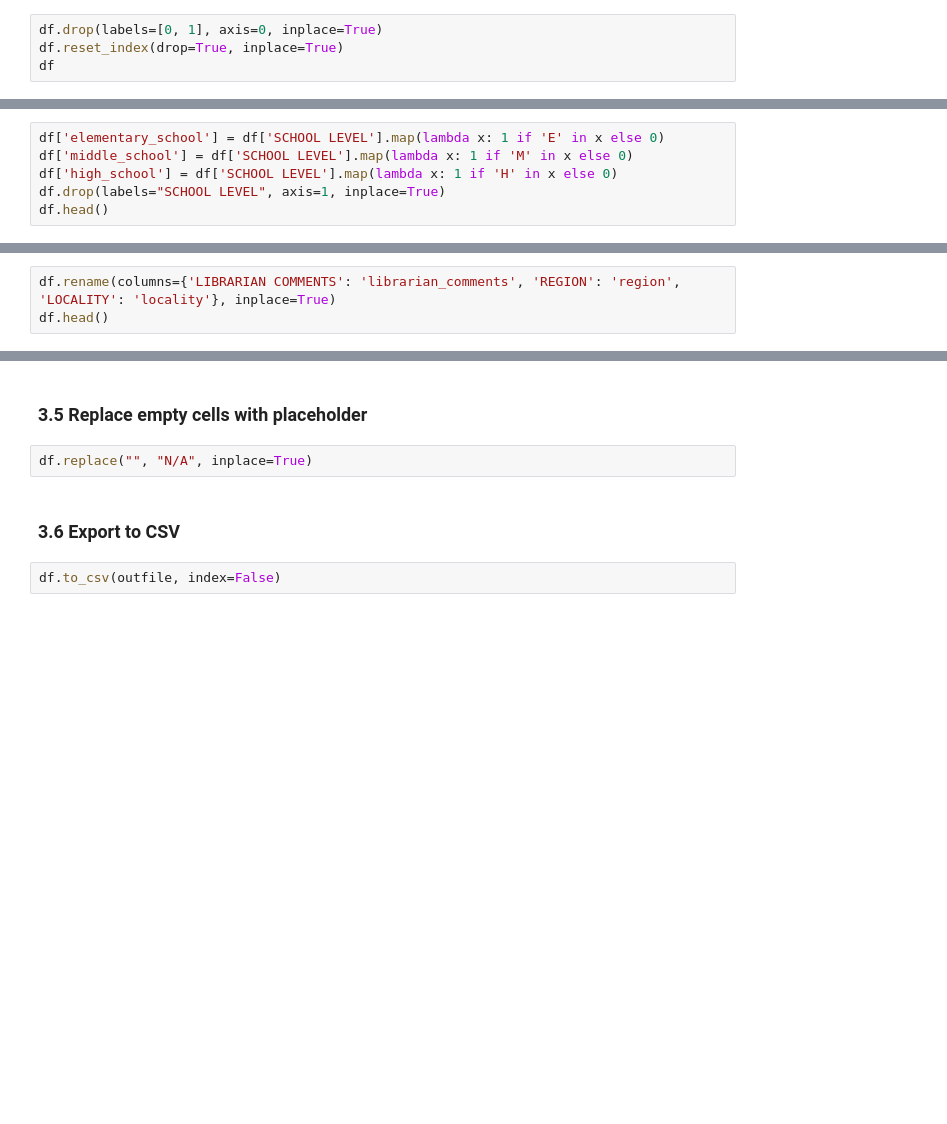
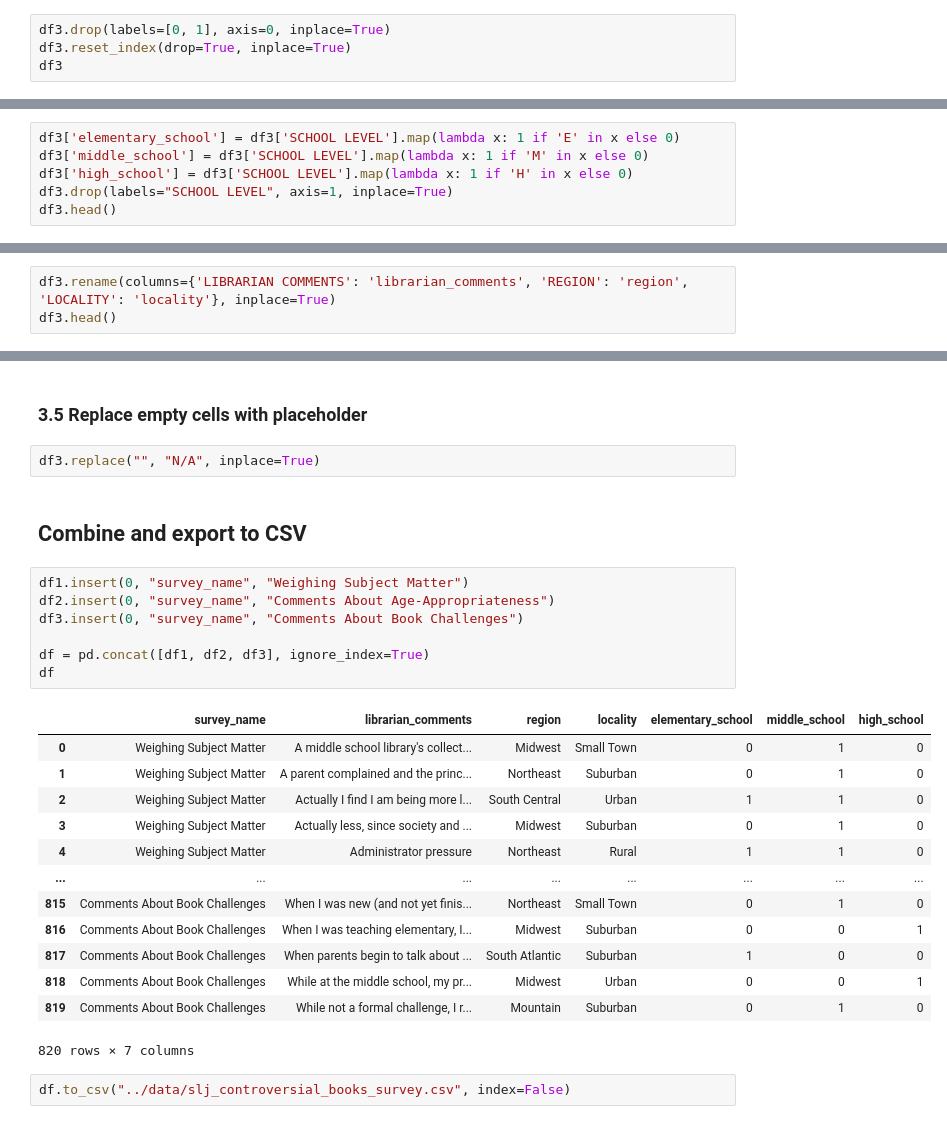
Before and after one commit to vortexegg/library_censorship_dataset, a Jupyter notebook: notebooks/slj_controversial_books_survey.ipynb, the cells around one changed output, grey strips where cells are left out. Drawn from its saved outputs; the diff is of its cells as text; blank space fills up the shorter version.

Commit message:
Produce only three final data files

```diff
--- a/notebooks/slj_controversial_books_survey.ipynb
+++ b/notebooks/slj_controversial_books_survey.ipynb
@@ -232,9 +224,9 @@ df.head()
 # %% [markdown]
 ### 3.2 Remove empty rows and reset the index column
 # %%
-df.drop(labels=[0, 1], axis=0, inplace=True)
-df.reset_index(drop=True, inplace=True)
-df
+df3.drop(labels=[0, 1], axis=0, inplace=True)
+df3.reset_index(drop=True, inplace=True)
+df3
 # %% [output]
 |  | LIBRARIAN COMMENTS | REGION | LOCALITY | SCHOOL LEVEL |
 | 0 | A book on terrorism was challenge... | Northeast | Urban | H |
@@ -252,11 +244,11 @@ df
 # %% [markdown]
 ### 3.3 Split multiple data out of SCHOOL LEVEL field
 # %%
-df['elementary_school'] = df['SCHOOL LEVEL'].map(lambda x: 1 if 'E' in x else 0)
-df['middle_school'] = df['SCHOOL LEVEL'].map(lambda x: 1 if 'M' in x else 0)
-df['high_school'] = df['SCHOOL LEVEL'].map(lambda x: 1 if 'H' in x else 0)
-df.drop(labels="SCHOOL LEVEL", axis=1, inplace=True)
-df.head()
+df3['elementary_school'] = df3['SCHOOL LEVEL'].map(lambda x: 1 if 'E' in x else 0)
+df3['middle_school'] = df3['SCHOOL LEVEL'].map(lambda x: 1 if 'M' in x else 0)
+df3['high_school'] = df3['SCHOOL LEVEL'].map(lambda x: 1 if 'H' in x else 0)
+df3.drop(labels="SCHOOL LEVEL", axis=1, inplace=True)
+df3.head()
 # %% [output]
 |  | LIBRARIAN COMMENTS | REGION | LOCALITY | elementary_school | middle_school | high_school |
 | 0 | A book on terrorism was challenge... | Northeast | Urban | 0 | 0 | 1 |
@@ -267,8 +259,8 @@ df.head()
 # %% [markdown]
 ### 3.4 Rename columns to have consistent standard, without spaces
 # %%
-df.rename(columns={'LIBRARIAN COMMENTS': 'librarian_comments', 'REGION': 'region', 'LOCALITY': 'locality'}, inplace=True)
-df.head()
+df3.rename(columns={'LIBRARIAN COMMENTS': 'librarian_comments', 'REGION': 'region', 'LOCALITY': 'locality'}, inplace=True)
+df3.head()
 # %% [output]
 |  | librarian_comments | region | locality | elementary_school | middle_school | high_school |
 | 0 | A book on terrorism was challenge... | Northeast | Urban | 0 | 0 | 1 |
@@ -279,8 +271,29 @@ df.head()
 # %% [markdown]
 ### 3.5 Replace empty cells with placeholder
 # %%
-df.replace("", "N/A", inplace=True)
+df3.replace("", "N/A", inplace=True)
 # %% [markdown]
-### 3.6 Export to CSV
+## Combine and export to CSV
 # %%
-df.to_csv(outfile, index=False)
+df1.insert(0, "survey_name", "Weighing Subject Matter")
+df2.insert(0, "survey_name", "Comments About Age-Appropriateness")
+df3.insert(0, "survey_name", "Comments About Book Challenges")
+
+df = pd.concat([df1, df2, df3], ignore_index=True)
+df
+# %% [output]
+|  | survey_name | librarian_comments | region | locality | elementary_school | middle_school | high_school |
+| 0 | Weighing Subject Matter | A middle school library's collect... | Midwest | Small Town | 0 | 1 | 0 |
+| 1 | Weighing Subject Matter | A parent complained and the princ... | Northeast | Suburban | 0 | 1 | 0 |
+| 2 | Weighing Subject Matter | Actually I find I am being more l... | South Central | Urban | 1 | 1 | 0 |
+| 3 | Weighing Subject Matter | Actually less, since society and ... | Midwest | Suburban | 0 | 1 | 0 |
+| 4 | Weighing Subject Matter | Administrator pressure | Northeast | Rural | 1 | 1 | 0 |
+| ... | ... | ... | ... | ... | ... | ... | ... |
+| 815 | Comments About Book Challenges | When I was new (and not yet finis... | Northeast | Small Town | 0 | 1 | 0 |
+| 816 | Comments About Book Challenges | When I was teaching elementary, I... | Midwest | Suburban | 0 | 0 | 1 |
+| 817 | Comments About Book Challenges | When parents begin to talk about ... | South Atlantic | Suburban | 1 | 0 | 0 |
+| 818 | Comments About Book Challenges | While at the middle school, my pr... | Midwest | Urban | 0 | 0 | 1 |
+| 819 | Comments About Book Challenges | While not a formal challenge, I r... | Mountain | Suburban | 0 | 1 | 0 |
+820 rows × 7 columns
+# %%
+df.to_csv("../data/slj_controversial_books_survey.csv", index=False)
```
Also changed, not shown: parts of 15 cells of this notebook, 11 other files.
